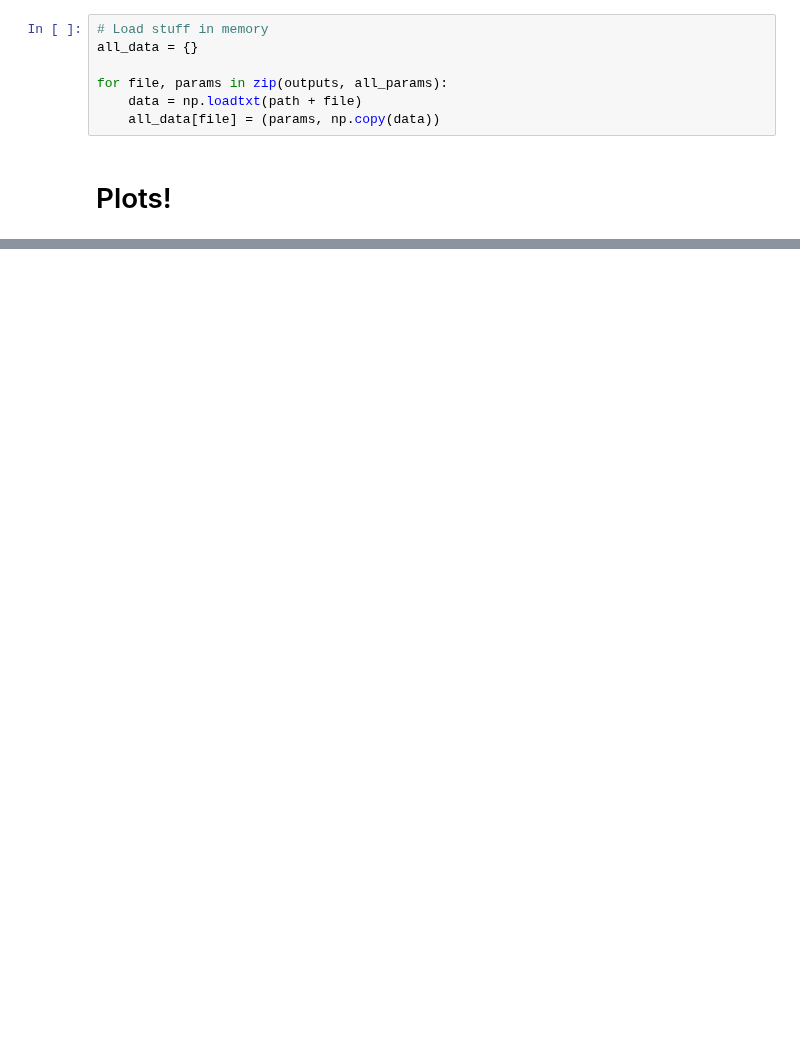
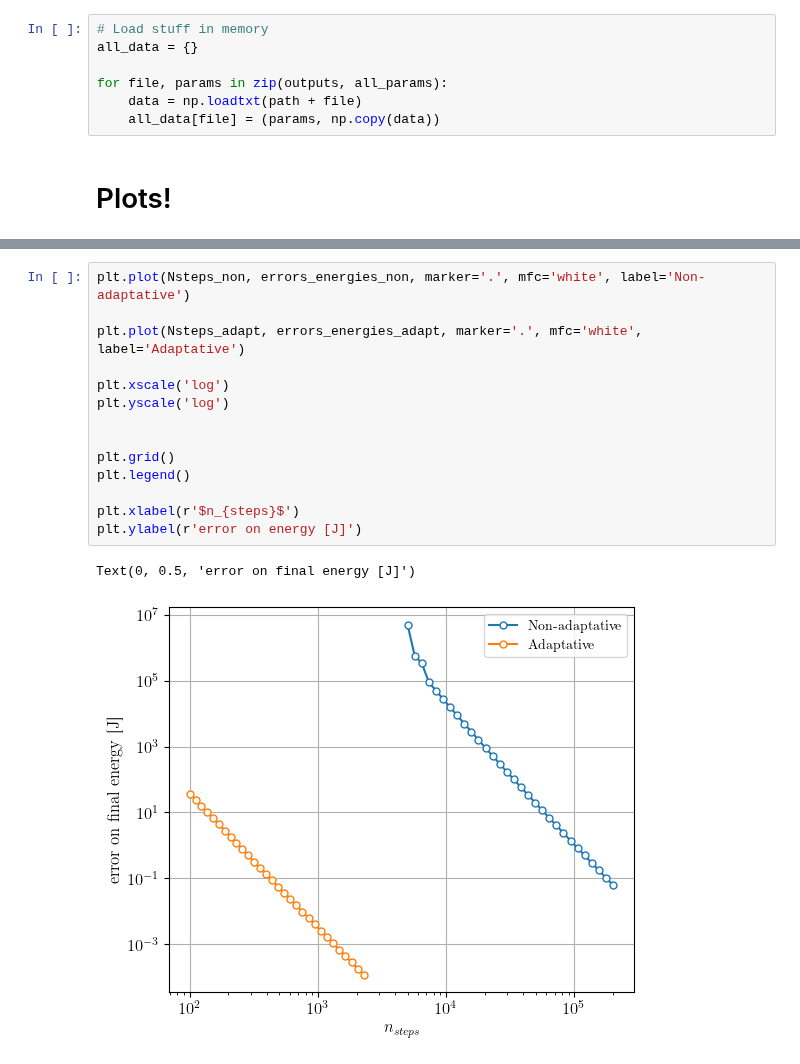
Before and after one commit to TomVdt/PhysNum, a Jupyter notebook: exercice3/analysis/analysis3aii.ipynb, the cells around one changed output, grey strips where cells are left out. Drawn from its saved outputs; the diff is of its cells as text; blank space fills up the shorter version.

```diff
--- a/exercice3/analysis/analysis3aii.ipynb
+++ b/exercice3/analysis/analysis3aii.ipynb
@@ -53,0 +125,17 @@ for file, params in zip(outputs, all_params):
+# %%
+plt.plot(Nsteps_non, errors_energies_non, marker='.', mfc='white', label='Non-adaptative')
+
+plt.plot(Nsteps_adapt, errors_energies_adapt, marker='.', mfc='white', label='Adaptative')
+
+plt.xscale('log')
+plt.yscale('log')
+
+
+plt.grid()
+plt.legend()
+
+plt.xlabel(r'$n_{steps}$')
+plt.ylabel(r'error on energy [J]')
+# %% [output]
+Text(0, 0.5, 'error on final energy [J]')
+[figure, added]
```
Also changed, not shown: parts of 8 cells of this notebook, 3 other files.
